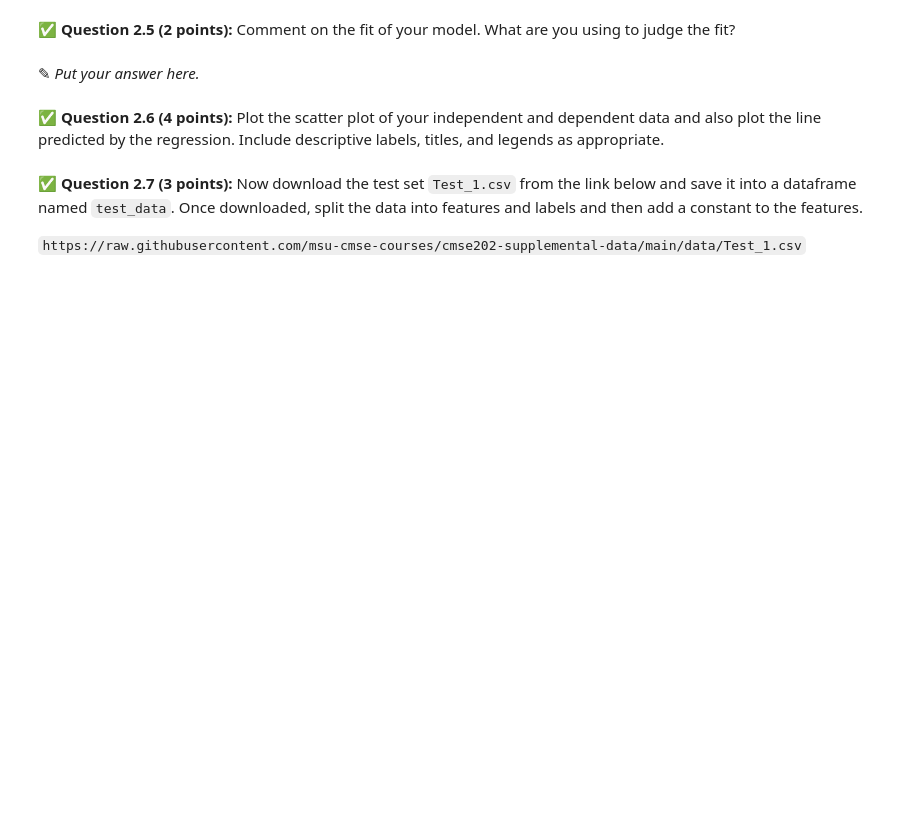
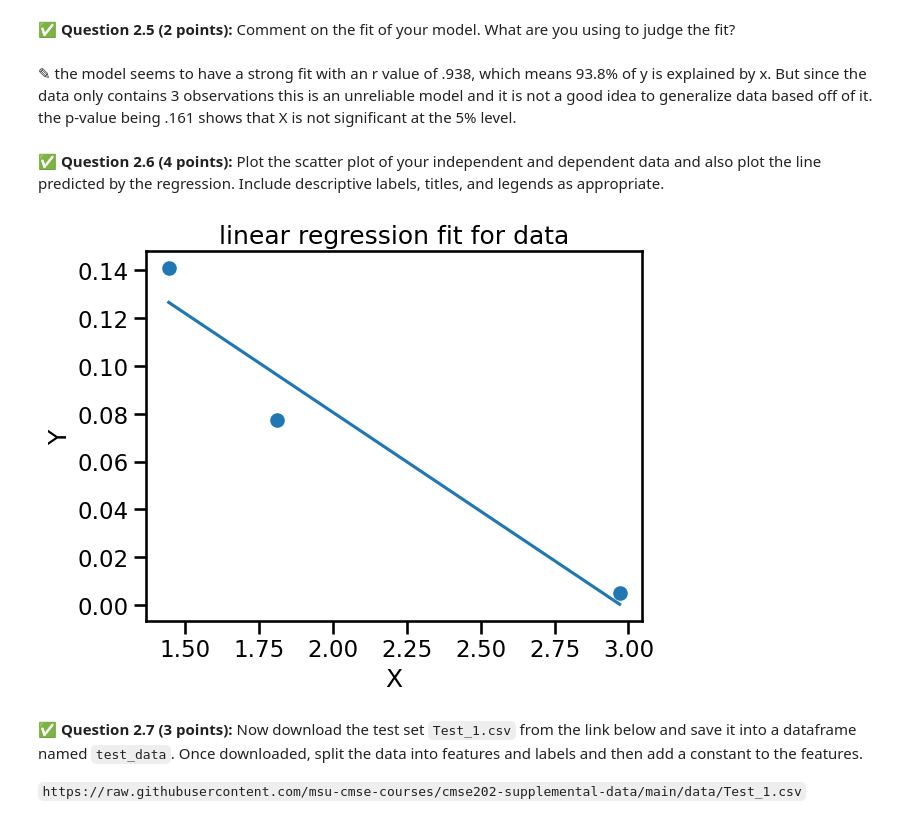
Before and after one commit to TonyH1287/cmse202-s26-turnin, a Jupyter notebook: HW-03/HW-03_Regression-S26-STUDENT.ipynb, the cells around one changed output. Drawn from its saved outputs; the diff is of its cells as text; code cells hidden in the pictures; blank space fills up the shorter version.

```diff
--- a/HW-03/HW-03_Regression-S26-STUDENT.ipynb
+++ b/HW-03/HW-03_Regression-S26-STUDENT.ipynb
@@ -113,0 +116,5 @@ In this part, we'll perform some one-variable linear regression analysis on the
+# %%
+# Put your code here
+train_data = pd.read_csv("Train_1.csv")
+train_data
+#train_data.shape is how i found rows and collums or i could have just looked at the data
@@ -121,0 +132,8 @@ In this part, we'll perform some one-variable linear regression analysis on the
+# %%
+# Put your code here
+X = train_data["X"]
+Y = train_data["Y"]
+X = sm.add_constant(X)
+model = sm.OLS(Y, X)
+results = model.fit()
+results.summary()
@@ -122,6 +160,6 @@ In this part, we'll perform some one-variable linear regression analysis on the
 # %% [markdown]
 &#9989; **Question 2.5 (2 points):** Comment on the fit of your model. What are you using to judge the fit?
-# %% [markdown]
-<font size=+3>&#9998;</font>  _Put your answer here._
+# %% [markdown]
+<font size=+3>&#9998;</font>  the model seems to have a strong fit with an r value of .938, which means 93.8% of y is explained by x. But since the data only contains 3 observations this is an unreliable model and it is not a good idea to generalize data based off of it. the p-value being .161 shows that X is not significant at the 5% level.
 # %% [markdown]
 &#9989; **Question 2.6 (4 points):** Plot the scatter plot of your independent and dependent data and also plot the line predicted by the regression. Include descriptive labels, titles, and legends as appropriate.
@@ -130,3 +166,14 @@ In this part, we'll perform some one-variable linear regression analysis on the
+# %%
+# Put your answer here
+predicted_y = results.predict(X)
+plt.plot(train_data["X"], predicted_y)
+plt.scatter(train_data["X"], train_data["Y"])
+plt.xlabel("X")
+plt.ylabel("Y")
+plt.title("linear regression fit for data")
+plt.show()
+# %% [output]
+[figure, added]
 # %% [markdown]
 &#9989; **Question 2.7 (3 points):** Now download the test set `Test_1.csv` from the link below and save it into a dataframe named `test_data`. Once downloaded, split the data into features and labels and then add a constant to the features.
 
```
Also changed, not shown: parts of 24 cells of this notebook, 1 other file.
